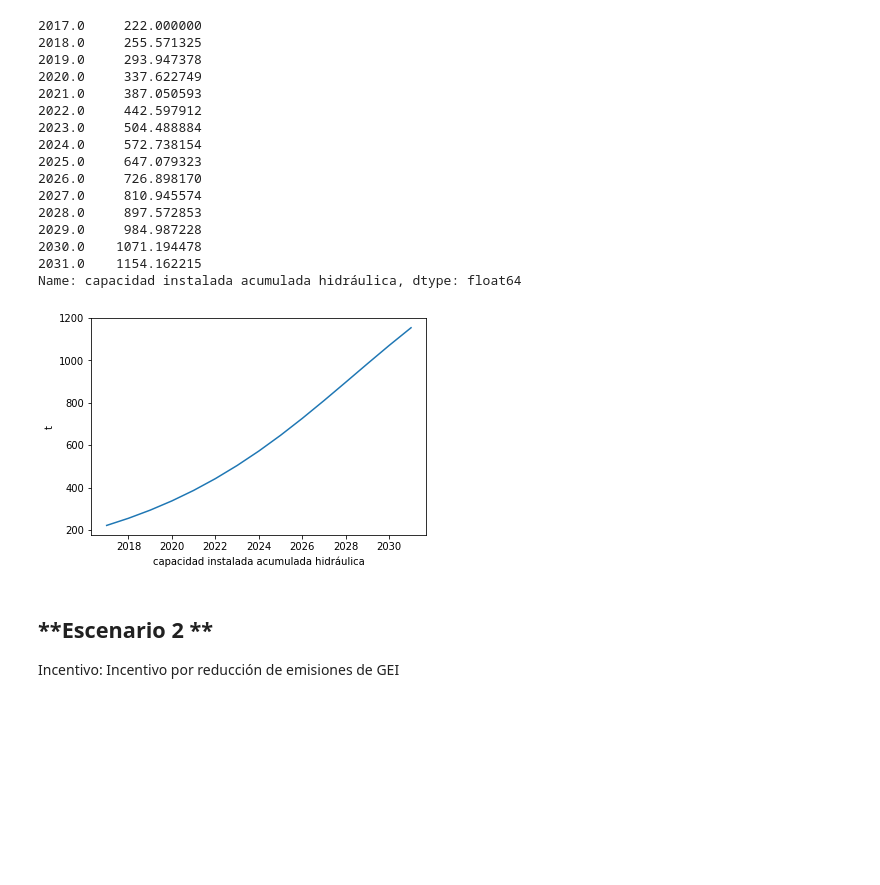
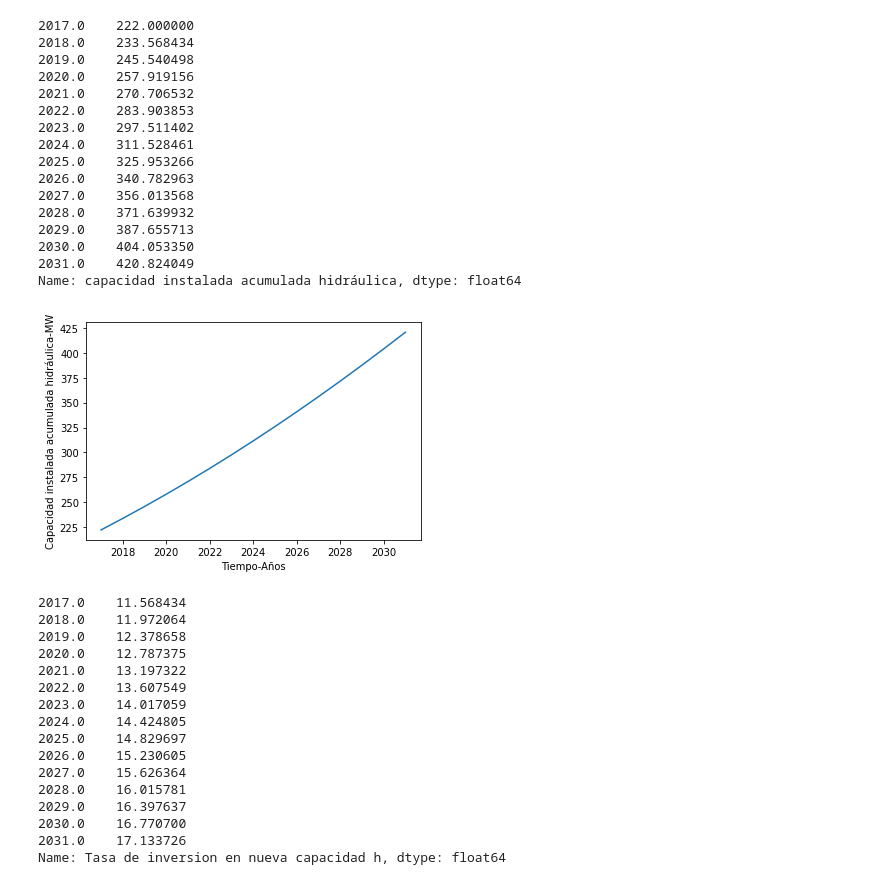
Before and after one commit to LeidyDaniela/AnalisisNumerico2020_2, a Jupyter notebook: Trabajofinal.ipynb, the cells around one changed output. Cells and saved outputs as stored; diff of their text form; code cells hidden in the pictures; blank space fills up the shorter version.

```diff
--- a/Trabajofinal.ipynb
+++ b/Trabajofinal.ipynb
@@ -35,2 +44,2 @@ Saving CasoBase.mdl to CasoBase.mdl
 # %%
-model= pysd.read_vensim('CasoBase.mdl')
+model= pysd.read_vensim('CasoBase1111.mdl')
@@ -112,5 +46,3 @@ Saving E1.mdl to E1.mdl
-# %%
-model= pysd.read_vensim('E1.mdl')
 # %%
 xy = model.run()
 # %%
@@ -125,35 +57,49 @@ xy.head()
 # %%
 print(xy['capacidad instalada acumulada hidráulica'])
 # %% [output]
-2017.0     222.000000
-2018.0     255.571325
-2019.0     293.947378
-2020.0     337.622749
-2021.0     387.050593
-2022.0     442.597912
-2023.0     504.488884
-2024.0     572.738154
-2025.0     647.079323
-2026.0     726.898170
-2027.0     810.945574
-2028.0     897.572853
-2029.0     984.987228
-2030.0    1071.194478
-2031.0    1154.162215
+2017.0    222.000000
+2018.0    233.568434
+2019.0    245.540498
+2020.0    257.919156
+2021.0    270.706532
+2022.0    283.903853
+2023.0    297.511402
+2024.0    311.528461
+2025.0    325.953266
+2026.0    340.782963
+2027.0    356.013568
+2028.0    371.639932
+2029.0    387.655713
+2030.0    404.053350
+2031.0    420.824049
 Name: capacidad instalada acumulada hidráulica, dtype: float64
 # %%
 import matplotlib.pyplot as plt
 from mpl_toolkits.mplot3d import Axes3D
 
 ax = plt.figure().gca()
 ax.plot(xy['TIME'], xy['capacidad instalada acumulada hidráulica'])
-ax.set_xlabel('capacidad instalada acumulada hidráulica')
-ax.set_ylabel('t')
+ax.set_xlabel('Tiempo-Años')
+ax.set_ylabel('Capacidad instalada acumulada hidráulica-MW')
 plt.show()
 # %% [output]
-[figure, old version]
+[figure, new version]
-# %% [markdown]
-**Escenario 2 **
----
-
-Incentivo: Incentivo por reducción de emisiones de GEI
+# %%
+print(xy['Tasa de inversion en nueva capacidad h'])
+# %% [output]
+2017.0    11.568434
+2018.0    11.972064
+2019.0    12.378658
+2020.0    12.787375
+2021.0    13.197322
+2022.0    13.607549
+2023.0    14.017059
+2024.0    14.424805
+2025.0    14.829697
+2026.0    15.230605
+2027.0    15.626364
+2028.0    16.015781
+2029.0    16.397637
+2030.0    16.770700
+2031.0    17.133726
+Name: Tasa de inversion en nueva capacidad h, dtype: float64
```
Also changed, not shown: parts of 49 cells of this notebook.
